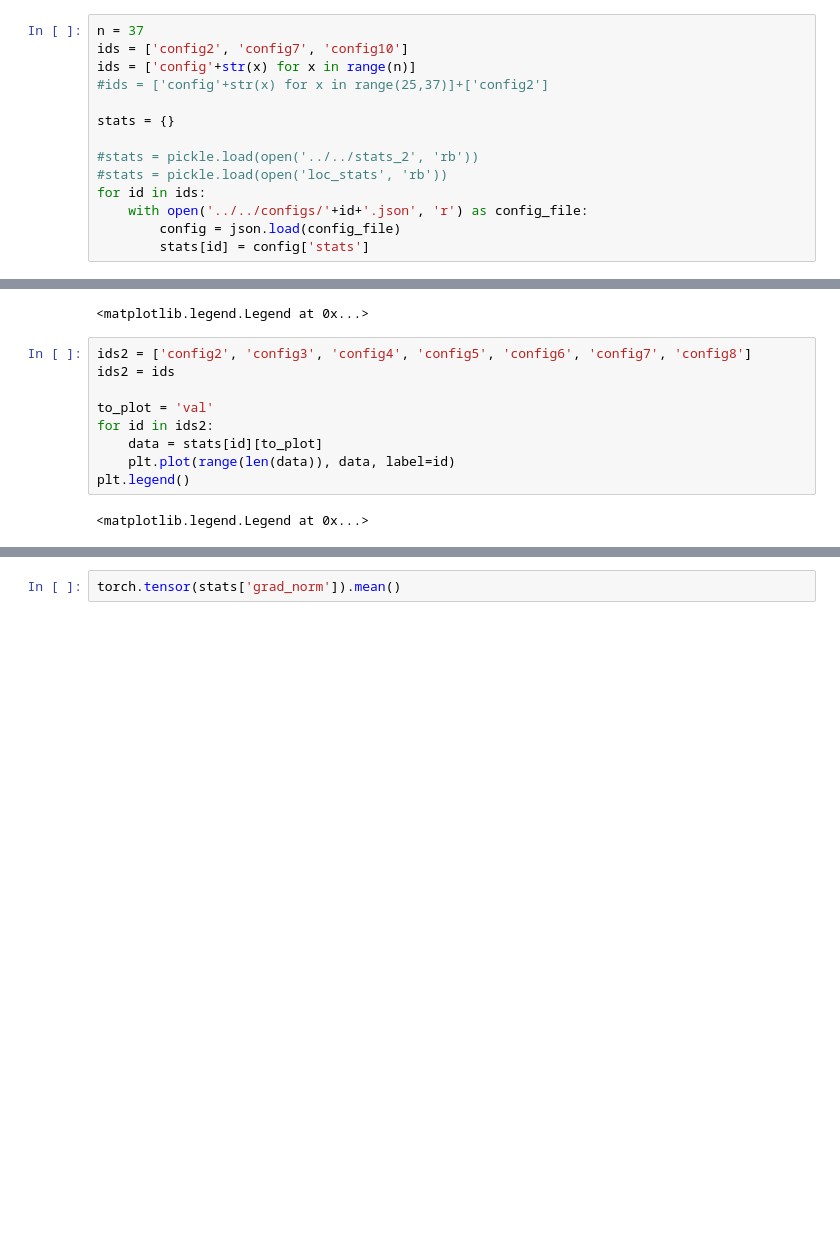
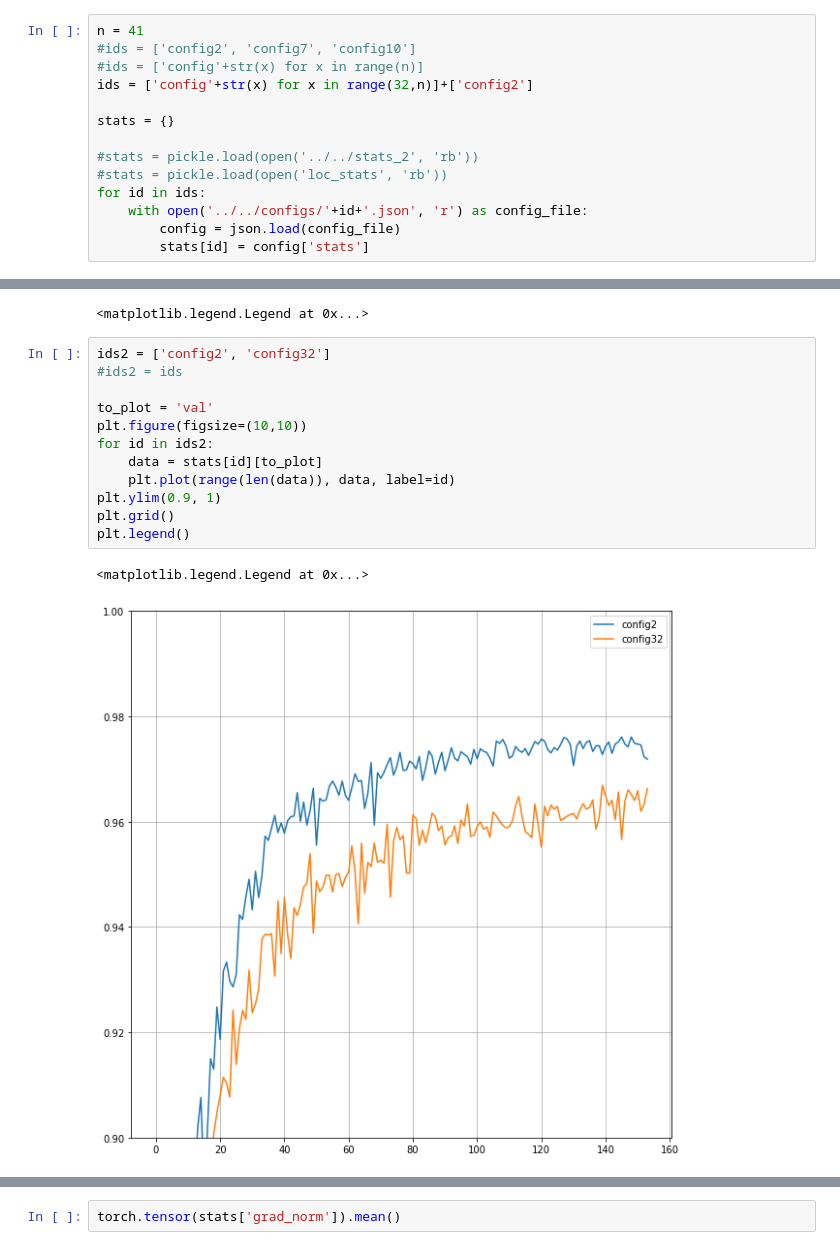
Before and after one commit to Quickblink/rsnn, a Jupyter notebook: wip/Experiments/VisualizeCloudRuns.ipynb, the cells around one changed output, grey strips where cells are left out. Cells and saved outputs as stored; diff of their text form; blank space fills up the shorter version.

Commit message:
result graph

```diff
--- a/wip/Experiments/VisualizeCloudRuns.ipynb
+++ b/wip/Experiments/VisualizeCloudRuns.ipynb
@@ -9,8 +7,8 @@ Using matplotlib backend: TkAgg
 # %%
-n = 37
-ids = ['config2', 'config7', 'config10']
-ids = ['config'+str(x) for x in range(n)]
-#ids = ['config'+str(x) for x in range(25,37)]+['config2']
+n = 41
+#ids = ['config2', 'config7', 'config10']
+#ids = ['config'+str(x) for x in range(n)]
+ids = ['config'+str(x) for x in range(32,n)]+['config2']
 
 stats = {}
 
@@ -31,16 +29,20 @@ plt.legend()
 # %% [output]
 <matplotlib.legend.Legend at 0x...>
 # %%
-ids2 = ['config2', 'config3', 'config4', 'config5', 'config6', 'config7', 'config8']
-ids2 = ids
+ids2 = ['config2', 'config32']
+#ids2 = ids
 
 to_plot = 'val'
+plt.figure(figsize=(10,10))
 for id in ids2:
     data = stats[id][to_plot]
     plt.plot(range(len(data)), data, label=id)
+plt.ylim(0.9, 1)
+plt.grid()
 plt.legend()
 # %% [output]
 <matplotlib.legend.Legend at 0x...>
+[figure, added]
 # %%
 plt.plot(range(len(stats['grad_norm'])), stats['grad_norm'])
 # %% [output]
```
Also changed, not shown: parts of 2 cells of this notebook.
